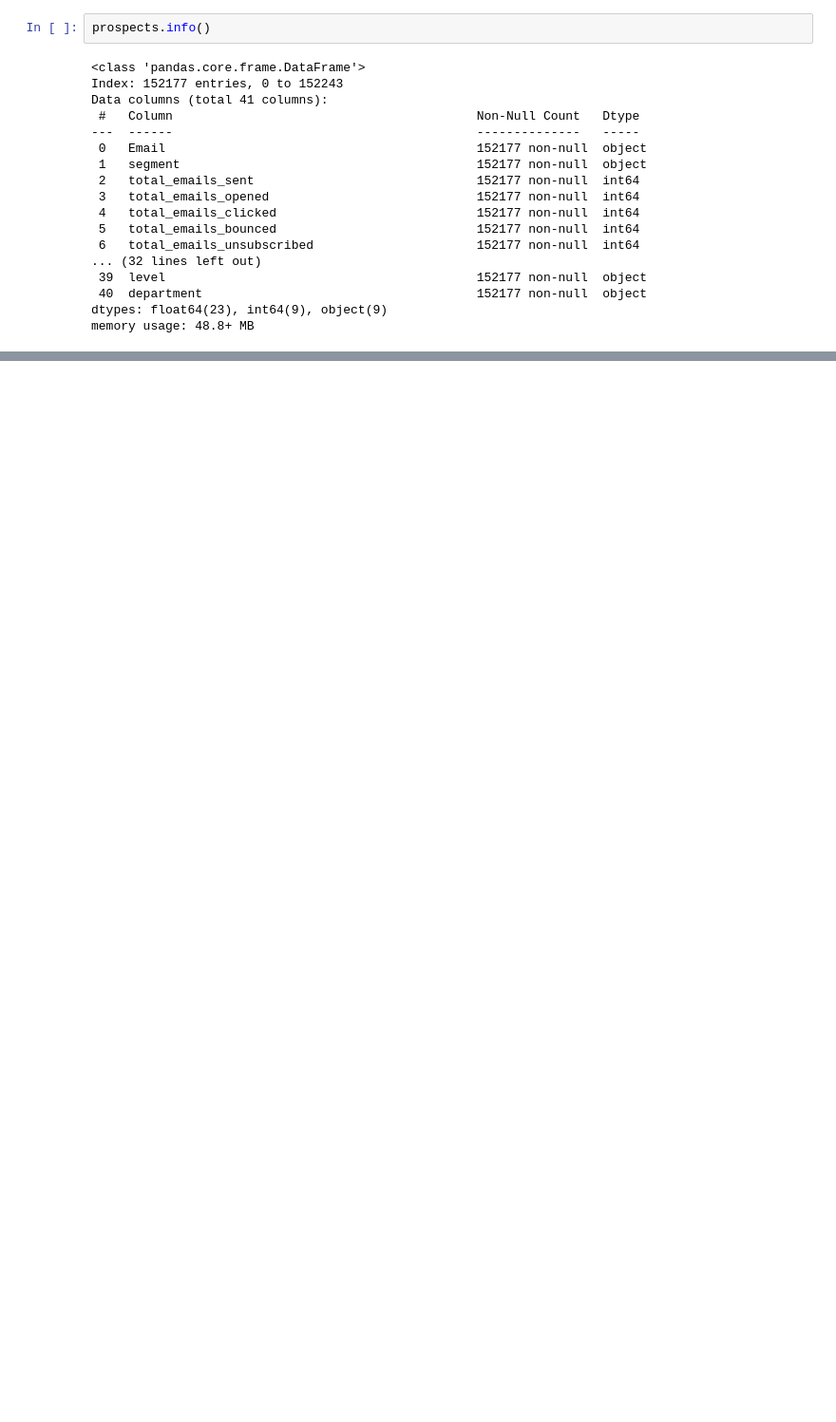
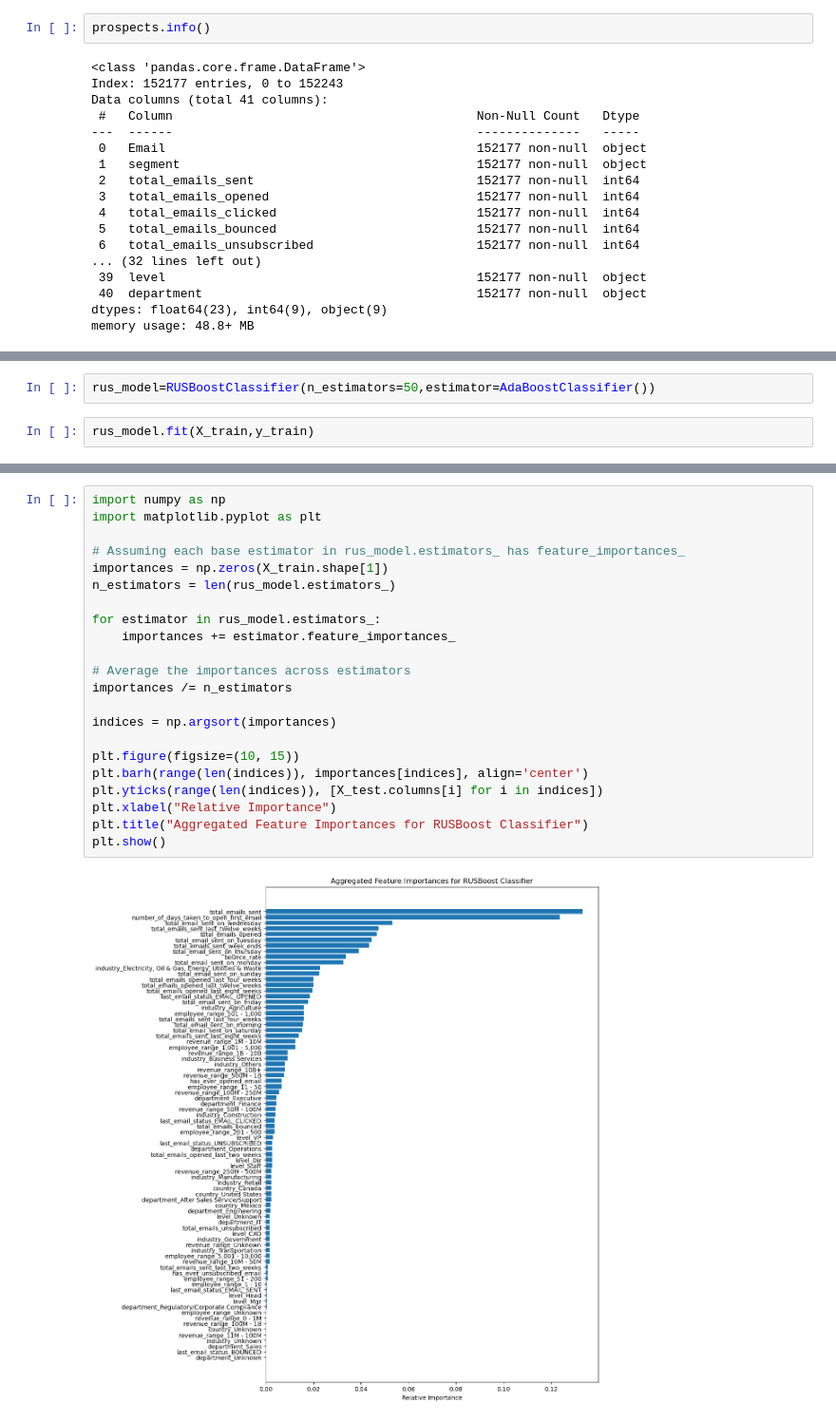
Before and after one commit to darshanDhameliya/AI_ML_Projects, a Jupyter notebook: schneider_electric/notebooks/4 April Model Development.ipynb, the cells around one changed output, grey strips where cells are left out. Shown at 95% size. Saved outputs shown, nothing was run; the diff lists cells and outputs as text; blank space fills up the shorter version.

```diff
--- a/schneider_electric/notebooks/4 April Model Development.ipynb
+++ b/schneider_electric/notebooks/4 April Model Development.ipynb
@@ -875,0 +983,4 @@ memory usage: 48.8+ MB
+# %%
+rus_model=RUSBoostClassifier(n_estimators=50,estimator=AdaBoostClassifier())
+# %%
+rus_model.fit(X_train,y_train)
@@ -875,0 +1015,24 @@ memory usage: 48.8+ MB
+# %%
+import numpy as np
+import matplotlib.pyplot as plt
+
+# Assuming each base estimator in rus_model.estimators_ has feature_importances_
+importances = np.zeros(X_train.shape[1])
+n_estimators = len(rus_model.estimators_)
+
+for estimator in rus_model.estimators_:
+    importances += estimator.feature_importances_
+
+# Average the importances across estimators
+importances /= n_estimators
+
+indices = np.argsort(importances)
+
+plt.figure(figsize=(10, 15))
+plt.barh(range(len(indices)), importances[indices], align='center')
+plt.yticks(range(len(indices)), [X_test.columns[i] for i in indices])
+plt.xlabel("Relative Importance")
+plt.title("Aggregated Feature Importances for RUSBoost Classifier")
+plt.show()
+# %% [output]
+[figure, added]
```
Also changed, not shown: parts of 37 cells of this notebook.
